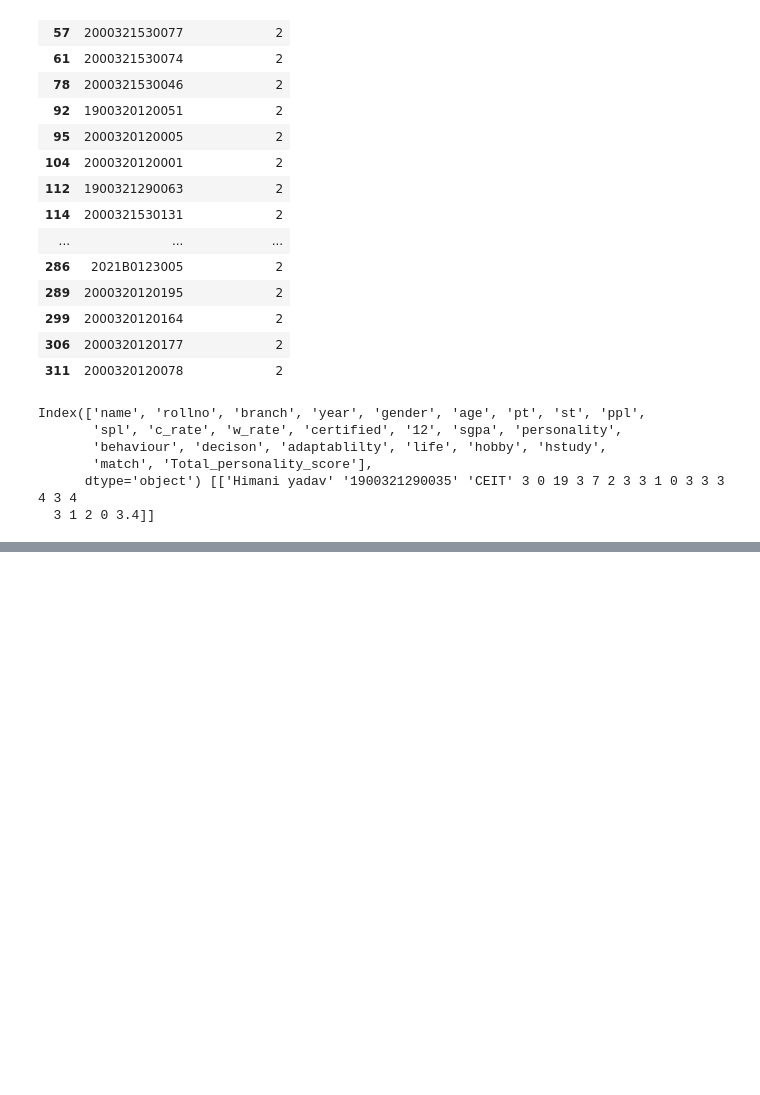
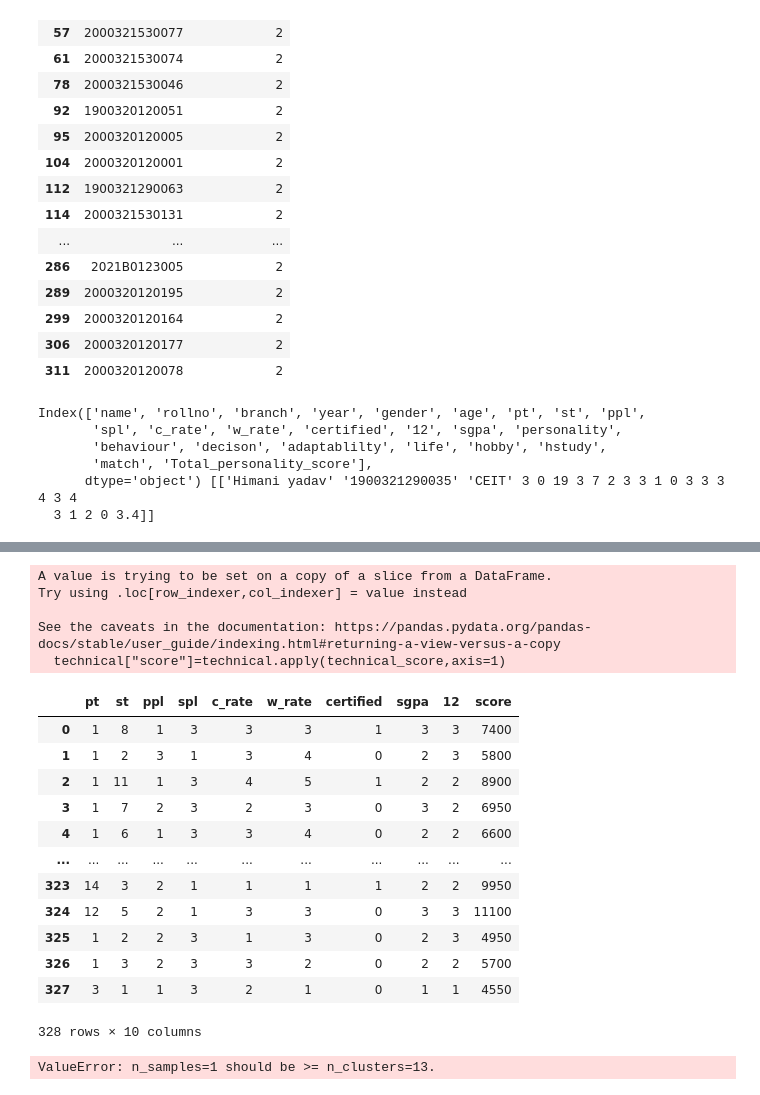
Before and after one commit to sarvjeetdev/friendsai, a Jupyter notebook: technical.ipynb, the cells around one changed output, grey strips where cells are left out. Saved outputs shown, nothing was run; the diff lists cells and outputs as text; code cells hidden in the pictures; blank space fills up the shorter version.

```diff
--- a/technical.ipynb
+++ b/technical.ipynb
@@ -265,0 +303,4 @@ Index(['name', 'rollno', 'branch', 'year', 'gender', 'age', 'pt', 'st', 'ppl',
+# %%
+def technical_score(d):
+    score=(500*d["ppl"])+(450*d["pt"])++(400*d["c_rate"])+(350*d["spl"])+(300*d["st"])+(250*d["w_rate"])+(200*d["sgpa"])+(150*d["certified"])+(100*d["12"])
+    return score
@@ -265,0 +335,24 @@ Index(['name', 'rollno', 'branch', 'year', 'gender', 'age', 'pt', 'st', 'ppl',
+# %%
+technical["score"]=technical.apply(technical_score,axis=1)
+# %% [output]
+A value is trying to be set on a copy of a slice from a DataFrame.
+Try using .loc[row_indexer,col_indexer] = value instead
+
+See the caveats in the documentation: https://pandas.pydata.org/pandas-docs/stable/user_guide/indexing.html#returning-a-view-versus-a-copy
+  technical["score"]=technical.apply(technical_score,axis=1)
+# %%
+technical
+# %% [output]
+|  | pt | st | ppl | spl | c_rate | w_rate | certified | sgpa | 12 | score |
+| 0 | 1 | 8 | 1 | 3 | 3 | 3 | 1 | 3 | 3 | 7400 |
+| 1 | 1 | 2 | 3 | 1 | 3 | 4 | 0 | 2 | 3 | 5800 |
+| 2 | 1 | 11 | 1 | 3 | 4 | 5 | 1 | 2 | 2 | 8900 |
+| 3 | 1 | 7 | 2 | 3 | 2 | 3 | 0 | 3 | 2 | 6950 |
+| 4 | 1 | 6 | 1 | 3 | 3 | 4 | 0 | 2 | 2 | 6600 |
+| ... | ... | ... | ... | ... | ... | ... | ... | ... | ... | ... |
+| 323 | 14 | 3 | 2 | 1 | 1 | 1 | 1 | 2 | 2 | 9950 |
+| 324 | 12 | 5 | 2 | 1 | 3 | 3 | 0 | 3 | 3 | 11100 |
+| 325 | 1 | 2 | 2 | 3 | 1 | 3 | 0 | 2 | 3 | 4950 |
+| 326 | 1 | 3 | 2 | 3 | 3 | 2 | 0 | 2 | 2 | 5700 |
+| 327 | 3 | 1 | 1 | 3 | 2 | 1 | 0 | 1 | 1 | 4550 |
+328 rows × 10 columns
@@ -265,0 +364,5 @@ Index(['name', 'rollno', 'branch', 'year', 'gender', 'age', 'pt', 'st', 'ppl',
+# %%
+Y=np.arange([1,329,1])
+kmeans = KMeans(n_clusters=13, random_state=0).fit([Y,technical["score"]])
+# %% [output]
+ValueError: n_samples=1 should be >= n_clusters=13.
```
Also changed, not shown: parts of 27 cells of this notebook.
